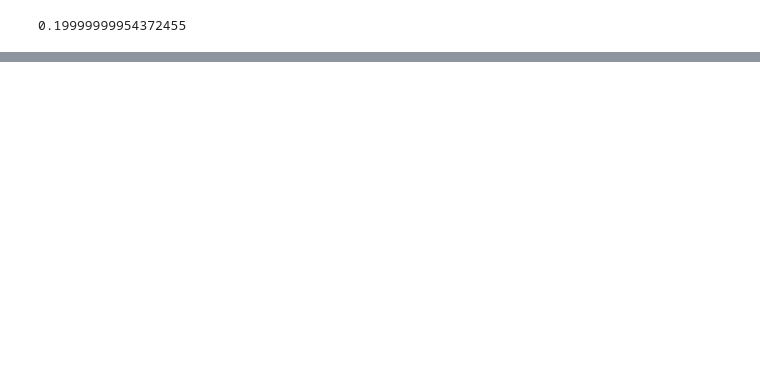
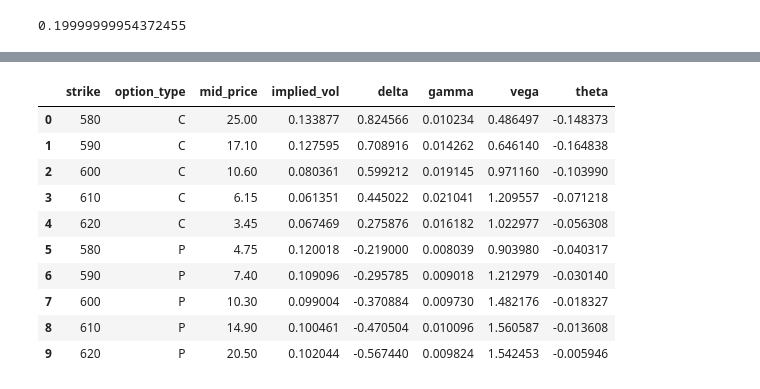
Before and after one commit to IlanEsco/options-market-making-volatility-research, a Jupyter notebook: notebooks/data_clean.ipynb, the cells around one changed output, grey strips where cells are left out. Cells and saved outputs as stored; diff of their text form; code cells hidden in the pictures; blank space fills up the shorter version.

Commit message:
greeks implementation

```diff
--- a/notebooks/data_clean.ipynb
+++ b/notebooks/data_clean.ipynb
@@ -111,0 +164,64 @@ df[[
+# %%
+""" test """
+from greeks import delta, gamma, vega, theta
+
+df["delta"] = delta(
+    S=df["underlying_price"],
+    K=df["strike"],
+    T=df["time_to_expiration"],
+    r=df["risk_free_rate"],
+    sigma=df["implied_vol"],
+    option_type=df["option_type"],
+    q=0.0,
+)
+
+df["gamma"] = gamma(
+    S=df["underlying_price"],
+    K=df["strike"],
+    T=df["time_to_expiration"],
+    r=df["risk_free_rate"],
+    sigma=df["implied_vol"],
+    q=0.0,
+)
+
+df["vega"] = vega(
+    S=df["underlying_price"],
+    K=df["strike"],
+    T=df["time_to_expiration"],
+    r=df["risk_free_rate"],
+    sigma=df["implied_vol"],
+    q=0.0,
+)
+
+df["theta"] = theta(
+    S=df["underlying_price"],
+    K=df["strike"],
+    T=df["time_to_expiration"],
+    r=df["risk_free_rate"],
+    sigma=df["implied_vol"],
+    option_type=df["option_type"],
+    q=0.0,
+)
+
+df[[
+    "strike",
+    "option_type",
+    "mid_price",
+    "implied_vol",
+    "delta",
+    "gamma",
+    "vega",
+    "theta"
+]]
+# %% [output]
+|  | strike | option_type | mid_price | implied_vol | delta | gamma | vega | theta |
+| 0 | 580 | C | 25.00 | 0.133877 | 0.824566 | 0.010234 | 0.486497 | -0.148373 |
+| 1 | 590 | C | 17.10 | 0.127595 | 0.708916 | 0.014262 | 0.646140 | -0.164838 |
+| 2 | 600 | C | 10.60 | 0.080361 | 0.599212 | 0.019145 | 0.971160 | -0.103990 |
+| 3 | 610 | C | 6.15 | 0.061351 | 0.445022 | 0.021041 | 1.209557 | -0.071218 |
+| 4 | 620 | C | 3.45 | 0.067469 | 0.275876 | 0.016182 | 1.022977 | -0.056308 |
+| 5 | 580 | P | 4.75 | 0.120018 | -0.219000 | 0.008039 | 0.903980 | -0.040317 |
+| 6 | 590 | P | 7.40 | 0.109096 | -0.295785 | 0.009018 | 1.212979 | -0.030140 |
+| 7 | 600 | P | 10.30 | 0.099004 | -0.370884 | 0.009730 | 1.482176 | -0.018327 |
+| 8 | 610 | P | 14.90 | 0.100461 | -0.470504 | 0.010096 | 1.560587 | -0.013608 |
+| 9 | 620 | P | 20.50 | 0.102044 | -0.567440 | 0.009824 | 1.542453 | -0.005946 |
```
Also changed, not shown: parts of 6 cells of this notebook, 1 other file.
